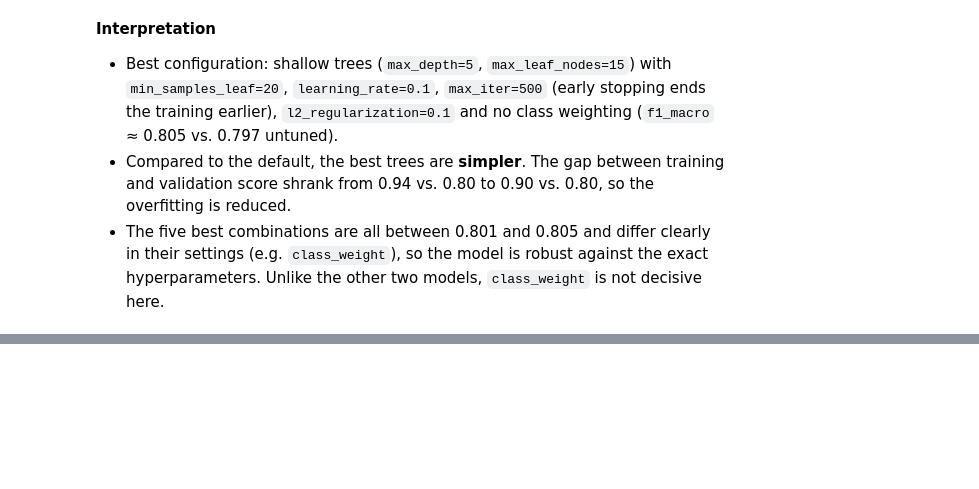
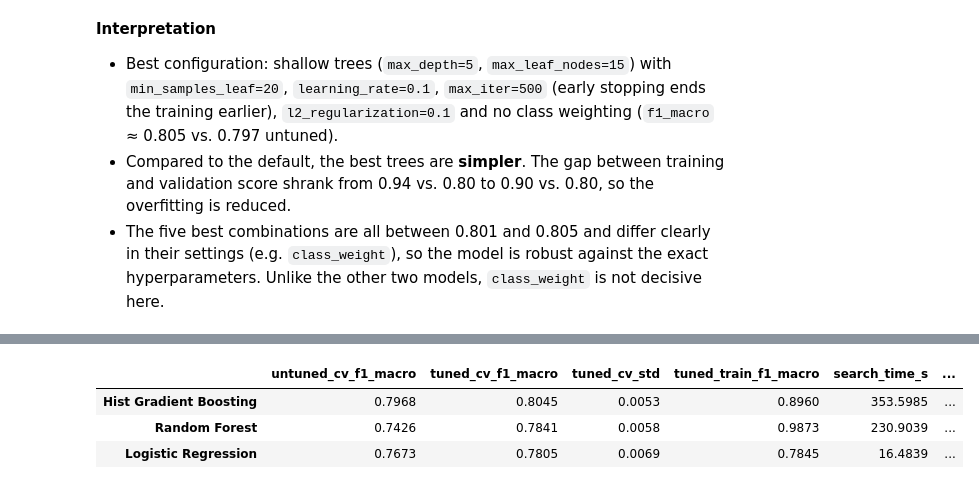
Before and after one commit to marc-matull/personality-predictor, a Jupyter notebook: notebooks/02_modeling.ipynb, the cells around one changed output, grey strips where cells are left out. Saved outputs shown, nothing was run; the diff lists cells and outputs as text; code cells hidden in the pictures; blank space fills up the shorter version.

```diff
--- a/notebooks/02_modeling.ipynb
+++ b/notebooks/02_modeling.ipynb
@@ -576,0 +583,24 @@ Search time:      354 s
+# %%
+summary_rows = {}
+for name, search in tuned_searches.items():
+    best_row = pd.DataFrame(search.cv_results_).loc[search.best_index_]
+    summary_rows[name] = {
+        "untuned_cv_f1_macro": candidate_results.loc[name, "cv_f1_macro"],
+        "tuned_cv_f1_macro": search.best_score_,
+        "tuned_cv_std": best_row["std_test_score"],
+        "tuned_train_f1_macro": best_row["mean_train_score"],
+        "search_time_s": search_times[name],
+    }
+
+tuning_summary = (
+    pd.DataFrame(summary_rows).T
+    .assign(improvement=lambda df: df["tuned_cv_f1_macro"]
+            - df["untuned_cv_f1_macro"])
+    .sort_values("tuned_cv_f1_macro", ascending=False)
+)
+tuning_summary.round(4)
+# %% [output]
+|  | untuned_cv_f1_macro | tuned_cv_f1_macro | tuned_cv_std | tuned_train_f1_macro | search_time_s | ... |
+| Hist Gradient Boosting | 0.7968 | 0.8045 | 0.0053 | 0.8960 | 353.5985 | ... |
+| Random Forest | 0.7426 | 0.7841 | 0.0058 | 0.9873 | 230.9039 | ... |
+| Logistic Regression | 0.7673 | 0.7805 | 0.0069 | 0.7845 | 16.4839 | ... |
```
Also changed, not shown: parts of 4 cells of this notebook.
